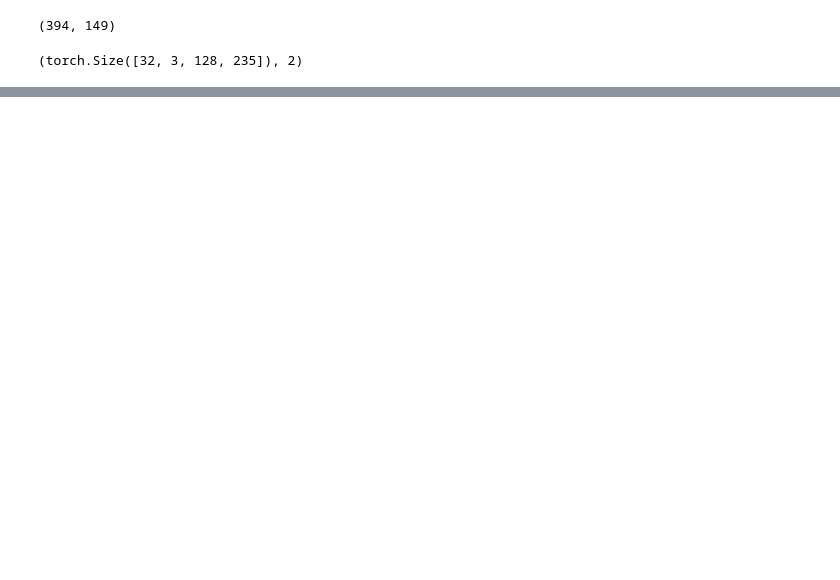
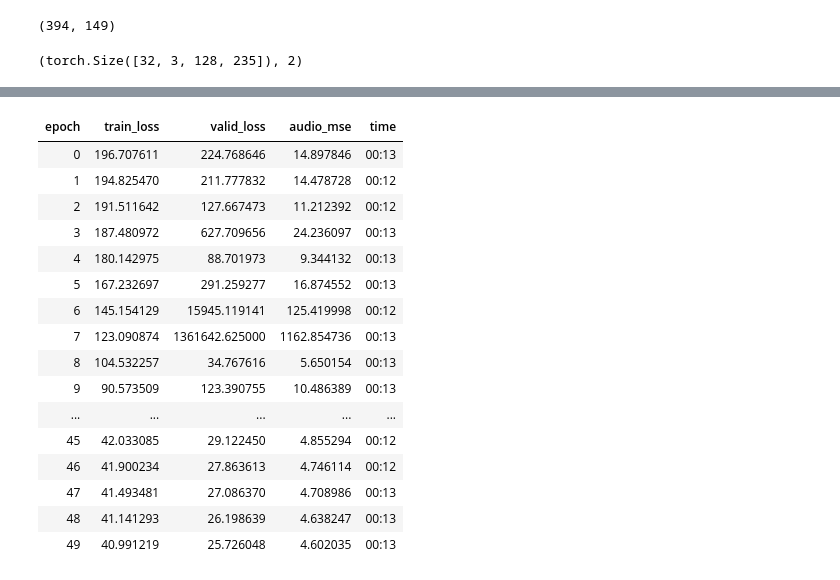
Before and after one commit to heye0507/sz_audio, a Jupyter notebook: 03a_3head_model.ipynb, the cells around one changed output, grey strips where cells are left out. Saved outputs shown, nothing was run; the diff lists cells and outputs as text; code cells hidden in the pictures; blank space fills up the shorter version.

```diff
--- a/03a_3head_model.ipynb
+++ b/03a_3head_model.ipynb
@@ -182,0 +195,20 @@ learn = Learner(dls,model,loss_func=loss_func,metrics=loss_func)
+# %%
+learn.fit_one_cycle(50,1e-2)
+# %% [output]
+| epoch | train_loss | valid_loss | audio_mse | time |
+| 0 | 196.707611 | 224.768646 | 14.897846 | 00:13 |
+| 1 | 194.825470 | 211.777832 | 14.478728 | 00:12 |
+| 2 | 191.511642 | 127.667473 | 11.212392 | 00:12 |
+| 3 | 187.480972 | 627.709656 | 24.236097 | 00:13 |
+| 4 | 180.142975 | 88.701973 | 9.344132 | 00:13 |
+| 5 | 167.232697 | 291.259277 | 16.874552 | 00:13 |
+| 6 | 145.154129 | 15945.119141 | 125.419998 | 00:12 |
+| 7 | 123.090874 | 1361642.625000 | 1162.854736 | 00:13 |
+| 8 | 104.532257 | 34.767616 | 5.650154 | 00:13 |
+| 9 | 90.573509 | 123.390755 | 10.486389 | 00:13 |
+| ... | ... | ... | ... | ... |
+| 45 | 42.033085 | 29.122450 | 4.855294 | 00:12 |
+| 46 | 41.900234 | 27.863613 | 4.746114 | 00:12 |
+| 47 | 41.493481 | 27.086370 | 4.708986 | 00:13 |
+| 48 | 41.141293 | 26.198639 | 4.638247 | 00:13 |
+| 49 | 40.991219 | 25.726048 | 4.602035 | 00:13 |
```
Also changed, not shown: parts of 17 cells of this notebook, 2 other files.
